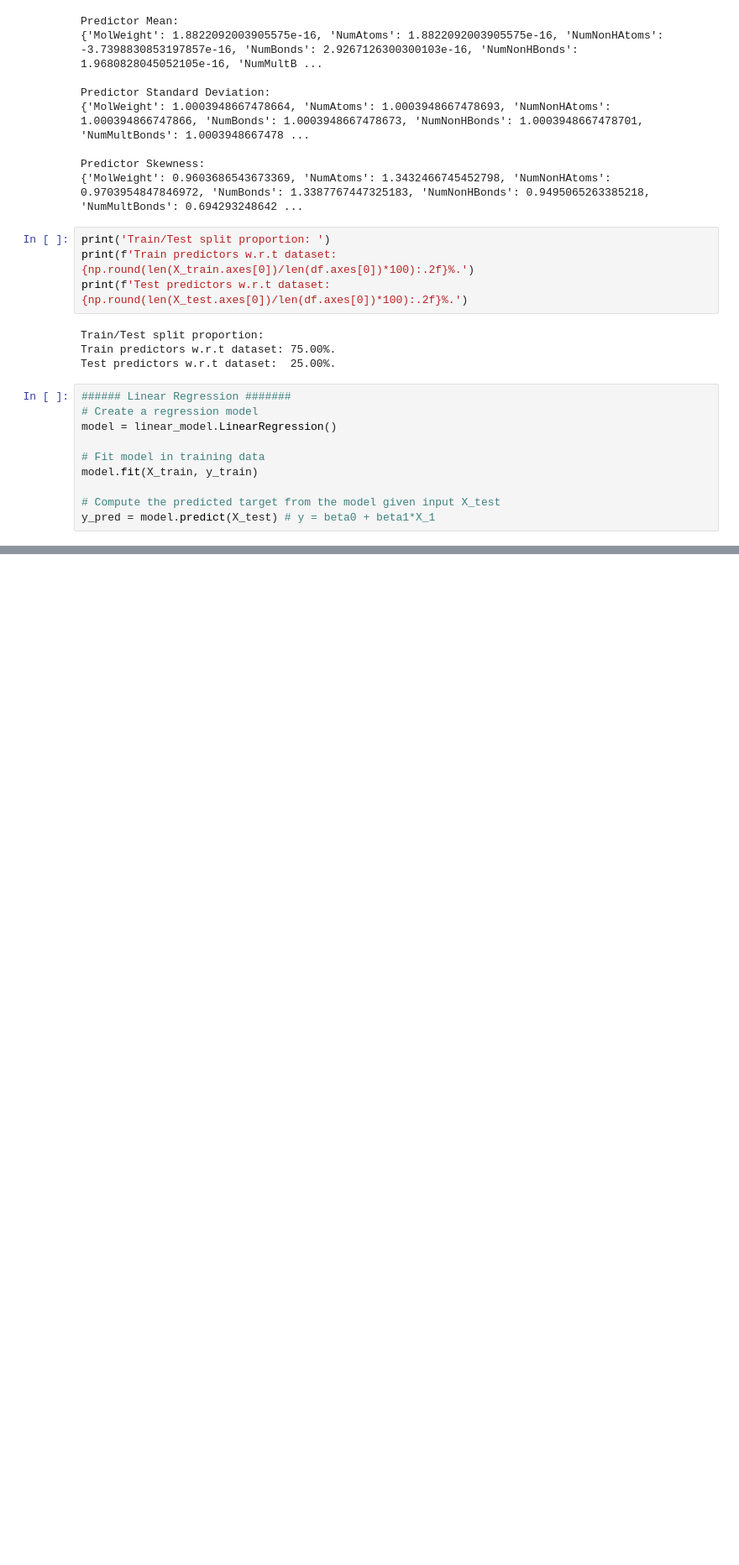
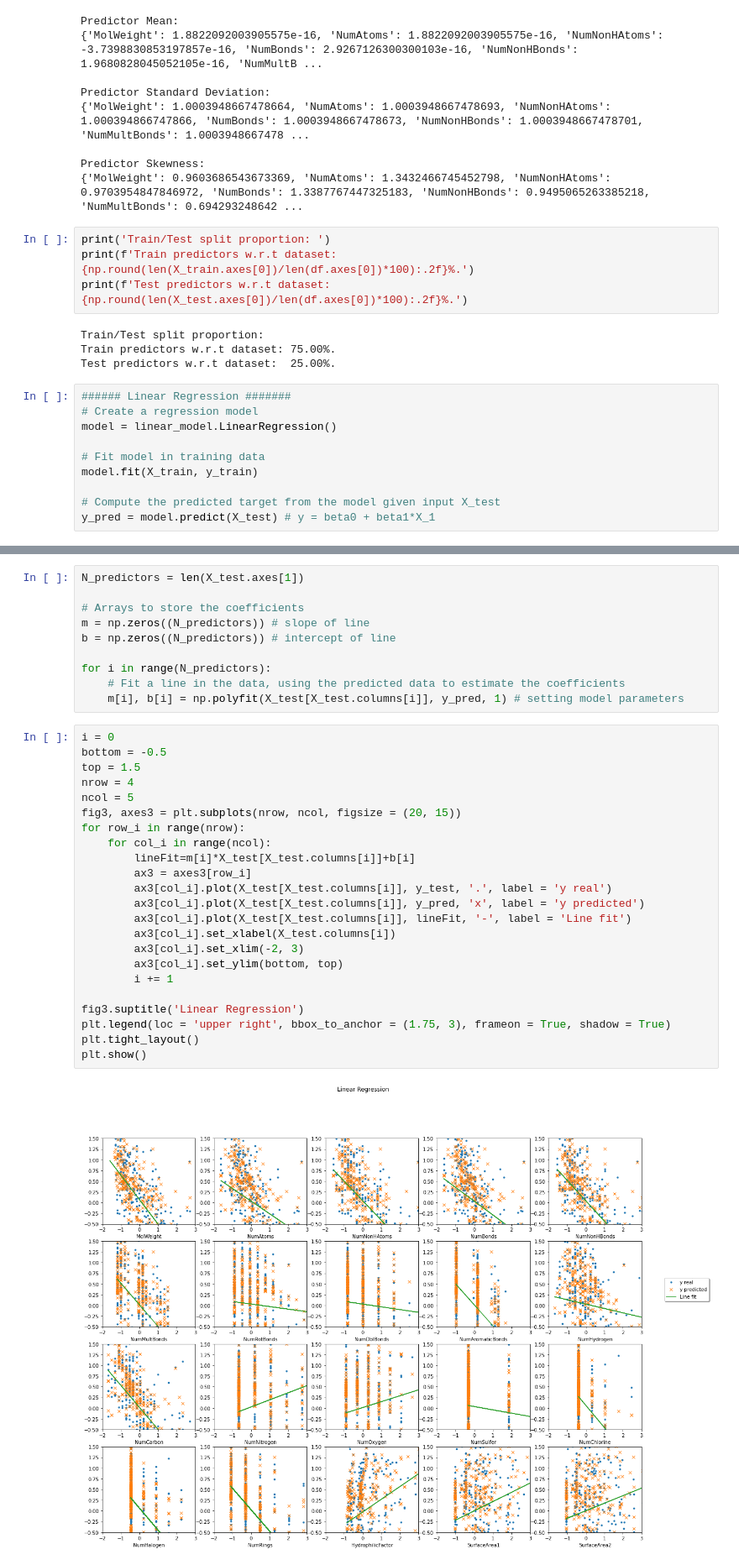
Before and after one commit to lucasabdalah/Exploratory-Data-Analisys, a Jupyter notebook: code/hw2/data_regression.ipynb, the cells around one changed output, grey strips where cells are left out. Shown at 84% size. Drawn from its saved outputs; the diff is of its cells as text; blank space fills up the shorter version.

```diff
--- a/code/hw2/data_regression.ipynb
+++ b/code/hw2/data_regression.ipynb
@@ -292,0 +297,35 @@ Coefficient of determination (R2): 0.780. Thus, the model can represent ~ 78.0%
+# %%
+N_predictors = len(X_test.axes[1])
+
+# Arrays to store the coefficients
+m = np.zeros((N_predictors)) # slope of line
+b = np.zeros((N_predictors)) # intercept of line
+
+for i in range(N_predictors):
+    # Fit a line in the data, using the predicted data to estimate the coefficients
+    m[i], b[i] = np.polyfit(X_test[X_test.columns[i]], y_pred, 1) # setting model parameters
+# %%
+i = 0
+bottom = -0.5
+top = 1.5
+nrow = 4
+ncol = 5
+fig3, axes3 = plt.subplots(nrow, ncol, figsize = (20, 15))
+for row_i in range(nrow):
+    for col_i in range(ncol):
+        lineFit=m[i]*X_test[X_test.columns[i]]+b[i]
+        ax3 = axes3[row_i]
+        ax3[col_i].plot(X_test[X_test.columns[i]], y_test, '.', label = 'y real')
+        ax3[col_i].plot(X_test[X_test.columns[i]], y_pred, 'x', label = 'y predicted')
+        ax3[col_i].plot(X_test[X_test.columns[i]], lineFit, '-', label = 'Line fit')
+        ax3[col_i].set_xlabel(X_test.columns[i])
+        ax3[col_i].set_xlim(-2, 3)
+        ax3[col_i].set_ylim(bottom, top)
+        i += 1
+
+fig3.suptitle('Linear Regression')
+plt.legend(loc = 'upper right', bbox_to_anchor = (1.75, 3), frameon = True, shadow = True)
+plt.tight_layout()
+plt.show()
+# %% [output]
+[figure, added]
```
Also changed, not shown: parts of 7 cells of this notebook.
